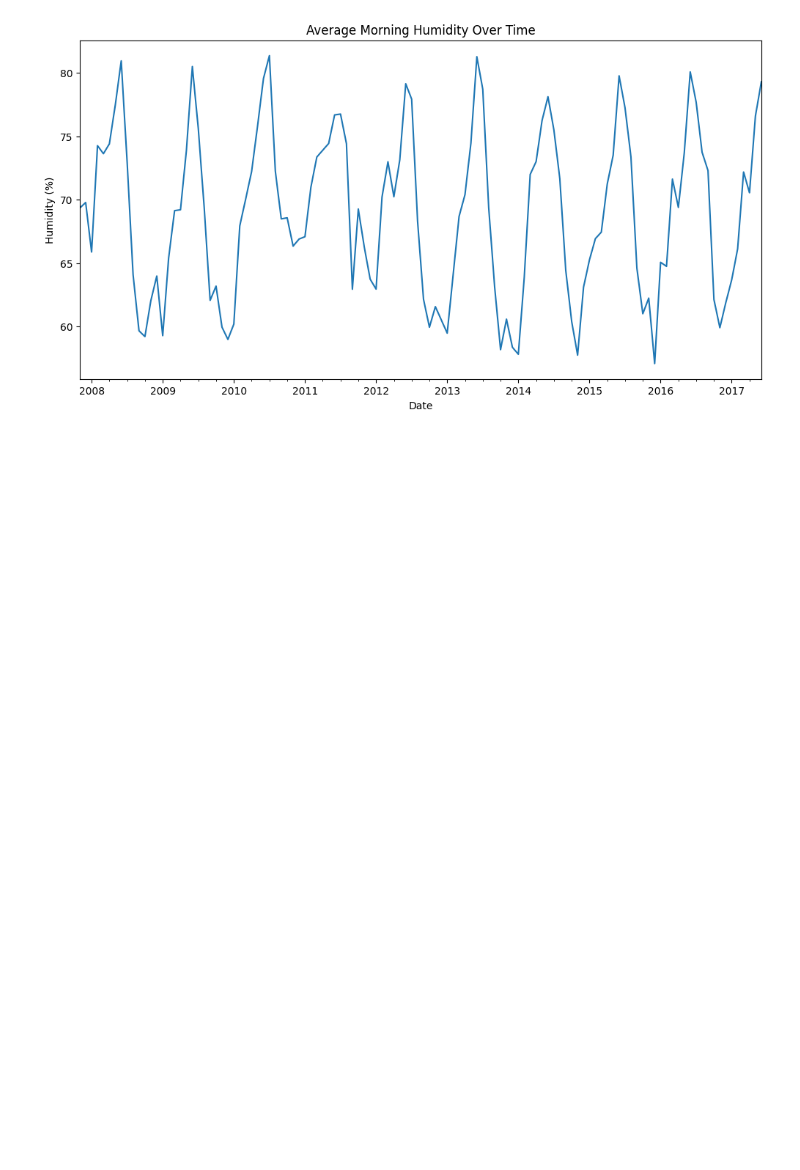
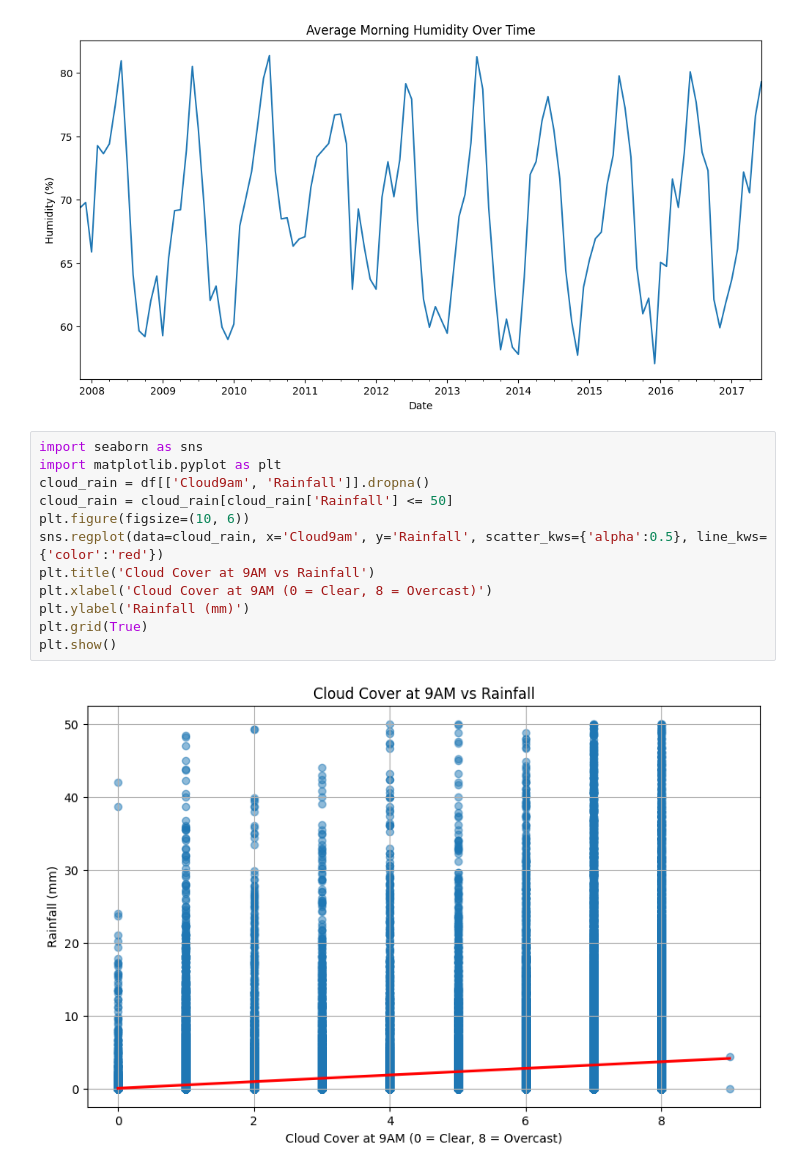
Before and after one commit to ibrahim-m-25/australianrainn, a Jupyter notebook: tcs.ipynb, the cells around one changed output. Drawn from its saved outputs; the diff is of its cells as text; blank space fills up the shorter version.

```diff
--- a/tcs.ipynb
+++ b/tcs.ipynb
@@ -60,3 +60,17 @@ plt.ylabel('Humidity (%)')
 plt.show()
 # %% [output]
 [figure]
+# %%
+import seaborn as sns
+import matplotlib.pyplot as plt
+cloud_rain = df[['Cloud9am', 'Rainfall']].dropna()
+cloud_rain = cloud_rain[cloud_rain['Rainfall'] <= 50]
+plt.figure(figsize=(10, 6))
+sns.regplot(data=cloud_rain, x='Cloud9am', y='Rainfall', scatter_kws={'alpha':0.5}, line_kws={'color':'red'})
+plt.title('Cloud Cover at 9AM vs Rainfall')
+plt.xlabel('Cloud Cover at 9AM (0 = Clear, 8 = Overcast)')
+plt.ylabel('Rainfall (mm)')
+plt.grid(True)
+plt.show()
+# %% [output]
+[figure, added]
```
Also changed, not shown: parts of 1 cell of this notebook.
